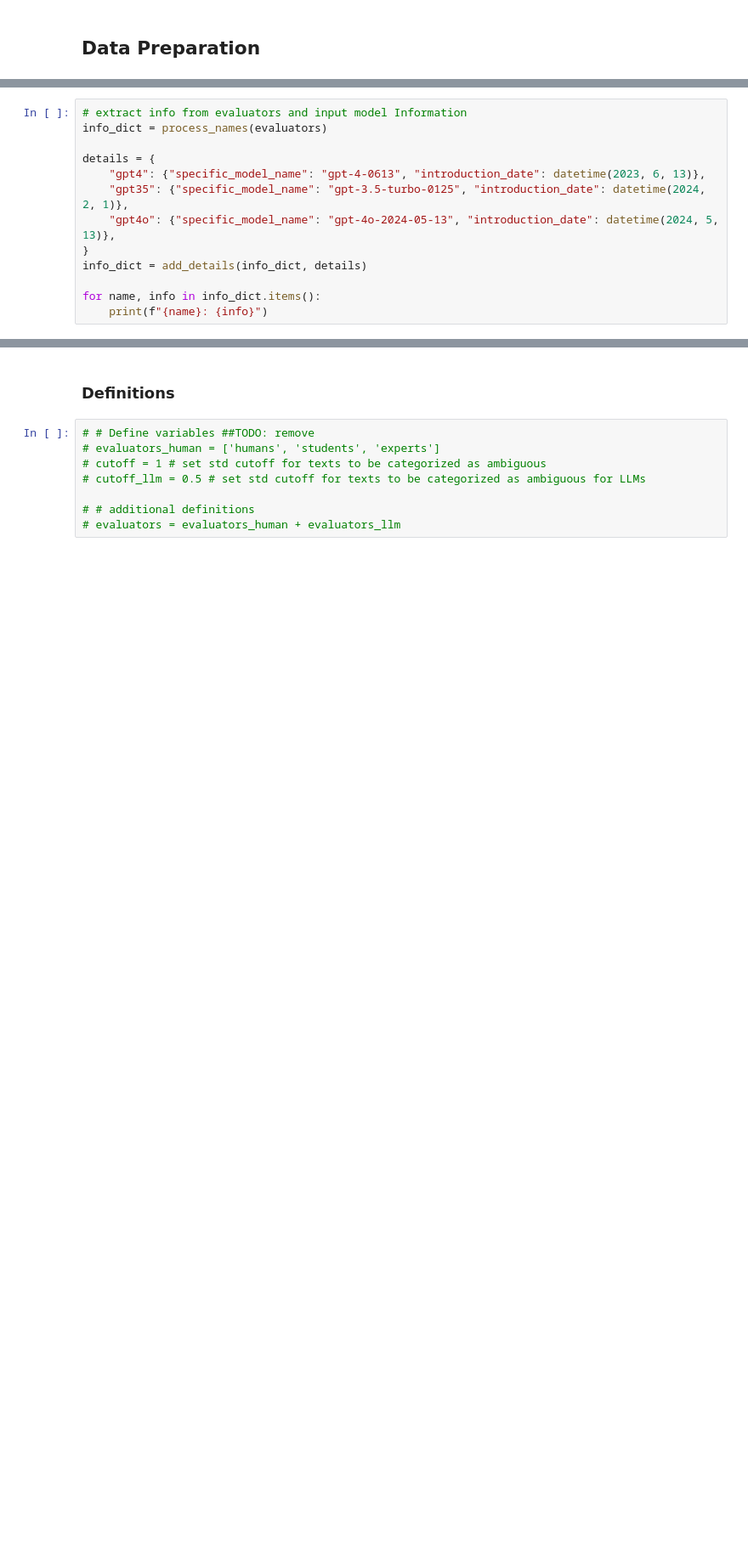
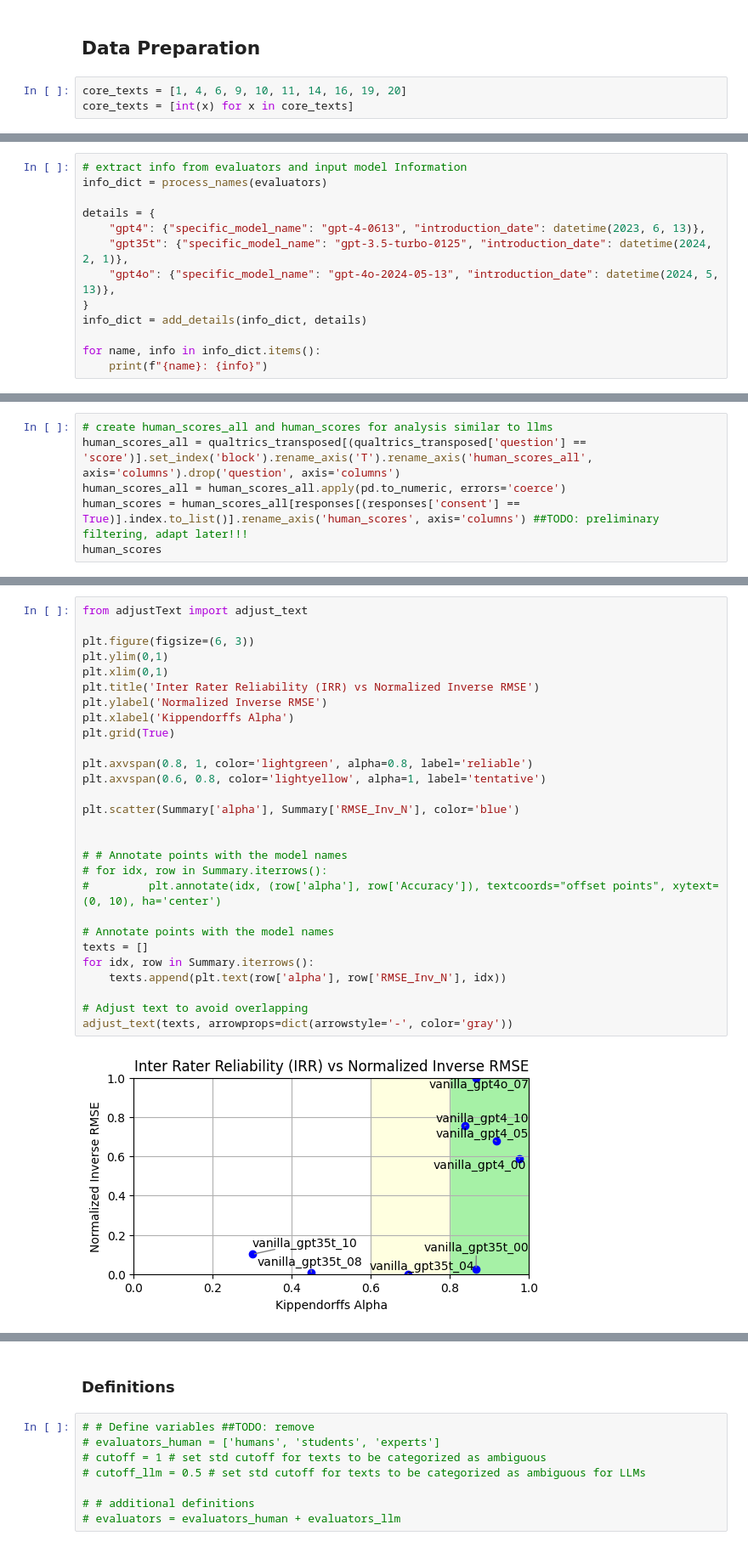
Before and after one commit to fabi260/FluffFinder, a Jupyter notebook: analysis.ipynb, the cells around one changed output, grey strips where cells are left out. Shown: that part at 85% size. Cells and saved outputs as stored; diff of their text form; blank space fills up the shorter version.

Commit message:
evaluator performance in summary, cleaning of human scores including weights

```diff
--- a/analysis.ipynb
+++ b/analysis.ipynb
@@ -77,2 +101,5 @@ def agreement_table(evaluator): # transform evaluator_scores into agreement tabl
 # %% [markdown]
 ## Data Preparation
+# %%
+core_texts = [1, 4, 6, 9, 10, 11, 14, 16, 19, 20]
+core_texts = [int(x) for x in core_texts]
@@ -128,7 +165,7 @@ info_dict = process_names(evaluators)
 
 details = {
     "gpt4": {"specific_model_name": "gpt-4-0613", "introduction_date": datetime(2023, 6, 13)},
-    "gpt35": {"specific_model_name": "gpt-3.5-turbo-0125", "introduction_date": datetime(2024, 2, 1)},
+    "gpt35t": {"specific_model_name": "gpt-3.5-turbo-0125", "introduction_date": datetime(2024, 2, 1)},
     "gpt4o": {"specific_model_name": "gpt-4o-2024-05-13", "introduction_date": datetime(2024, 5, 13)},
 }
 info_dict = add_details(info_dict, details)
@@ -142,0 +317,6 @@ test_gpt4o_1: {'type': 'test', 'model': 'gpt4o', 'temperature': 1.0, 'specific_m
+# %%
+# create human_scores_all and human_scores for analysis similar to llms
+human_scores_all = qualtrics_transposed[(qualtrics_transposed['question'] == 'score')].set_index('block').rename_axis('T').rename_axis('human_scores_all', axis='columns').drop('question', axis='columns')
+human_scores_all = human_scores_all.apply(pd.to_numeric, errors='coerce')
+human_scores = human_scores_all[responses[(responses['consent'] == True)].index.to_list()].rename_axis('human_scores', axis='columns') ##TODO: preliminary  filtering, adapt later!!!
+human_scores
@@ -142,0 +798,30 @@ test_gpt4o_1: {'type': 'test', 'model': 'gpt4o', 'temperature': 1.0, 'specific_m
+# %%
+from adjustText import adjust_text
+
+plt.figure(figsize=(6, 3))
+plt.ylim(0,1)
+plt.xlim(0,1)
+plt.title('Inter Rater Reliability (IRR) vs Normalized Inverse RMSE')
+plt.ylabel('Normalized Inverse RMSE')
+plt.xlabel('Kippendorffs Alpha')
+plt.grid(True)
+
+plt.axvspan(0.8, 1, color='lightgreen', alpha=0.8, label='reliable')
+plt.axvspan(0.6, 0.8, color='lightyellow', alpha=1, label='tentative')
+
+plt.scatter(Summary['alpha'], Summary['RMSE_Inv_N'], color='blue')
+
+
+# # Annotate points with the model names
+# for idx, row in Summary.iterrows():
+#         plt.annotate(idx, (row['alpha'], row['Accuracy']), textcoords="offset points", xytext=(0, 10), ha='center')
+
+# Annotate points with the model names
+texts = []
+for idx, row in Summary.iterrows():
+    texts.append(plt.text(row['alpha'], row['RMSE_Inv_N'], idx))
+
+# Adjust text to avoid overlapping
+adjust_text(texts, arrowprops=dict(arrowstyle='-', color='gray'))
+# %% [output]
+[figure, added]
```
Also changed, not shown: parts of 63 cells of this notebook.
